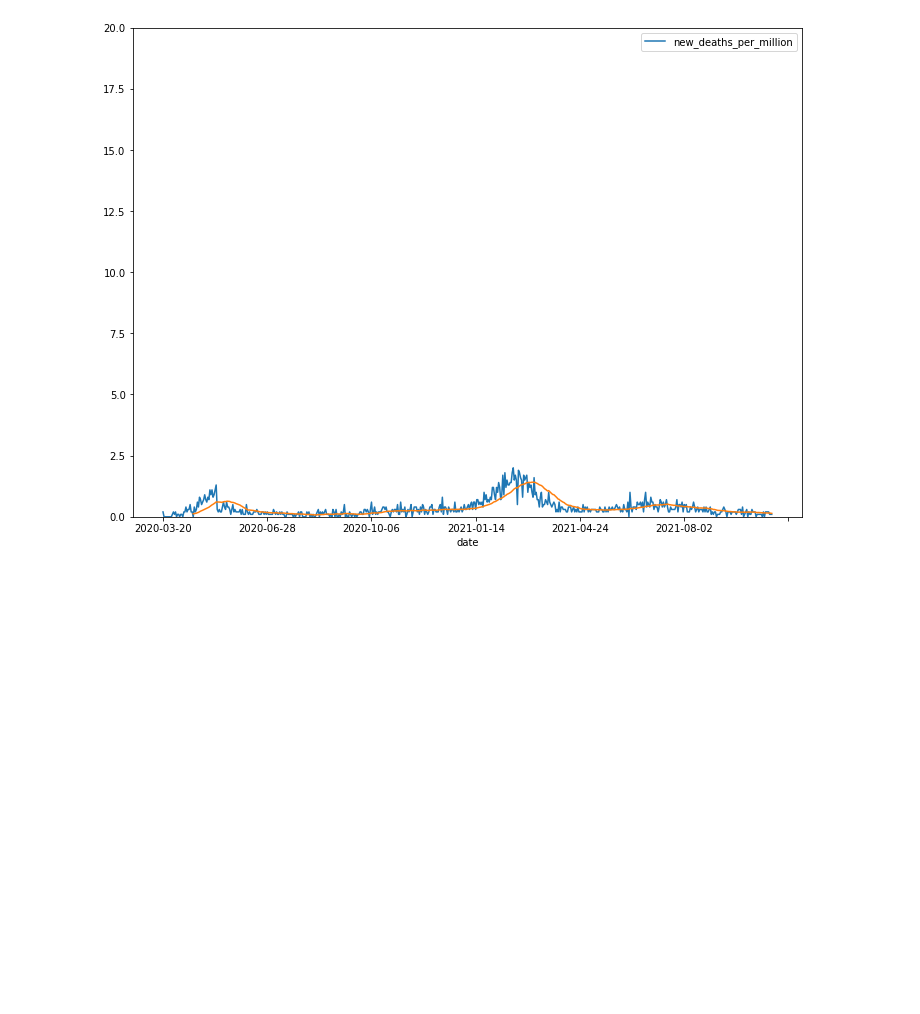
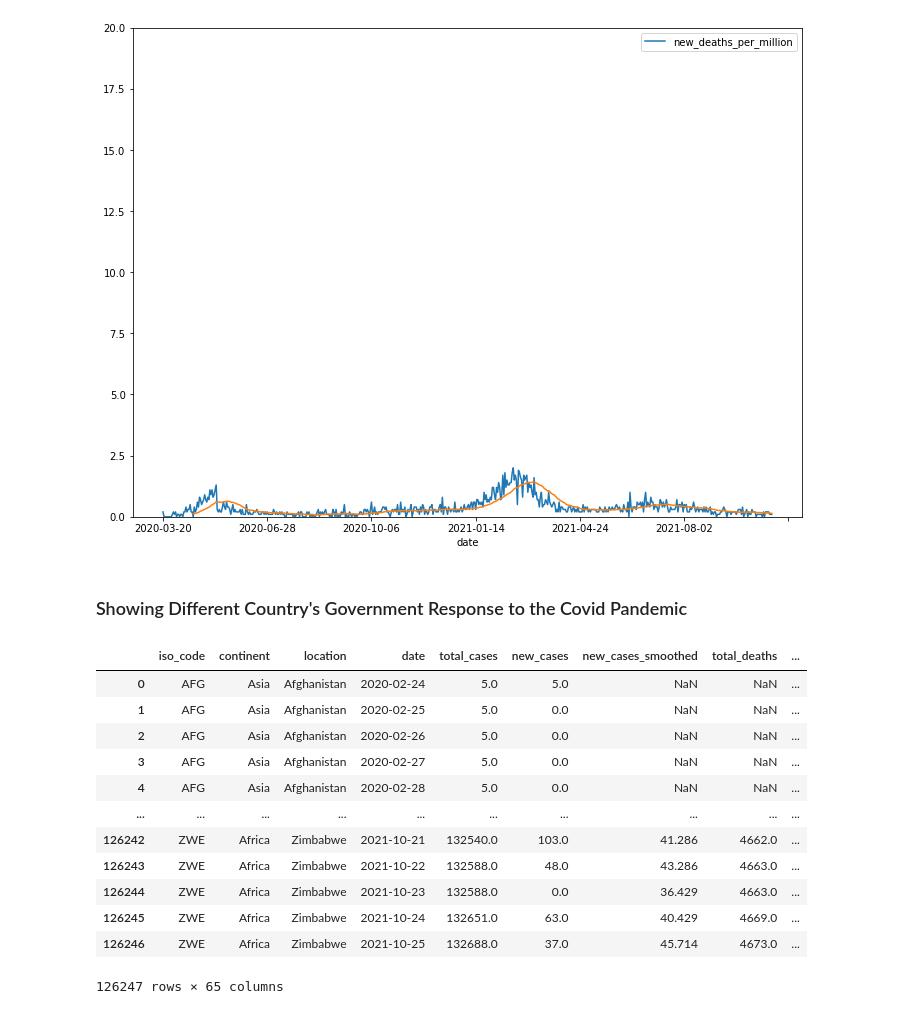
Before and after one commit to ProsperChuks/COVID-19-Data-Analysis, a Jupyter notebook: covid_.ipynb, the cells around one changed output. Saved outputs shown, nothing was run; the diff lists cells and outputs as text; code cells hidden in the pictures; blank space fills up the shorter version.

```diff
--- a/covid_.ipynb
+++ b/covid_.ipynb
@@ -188,3 +186,5 @@ country_plot('new_deaths_per_million', 'Chile', True, 75)
 country_plot('new_deaths_per_million', 'United Arab Emirates', True, 20)
 # %% [output]
 [figure]
+# %% [markdown]
+### Showing Different Country's Government Response to the Covid Pandemic
@@ -190,0 +207,16 @@ country_plot('new_deaths_per_million', 'United Arab Emirates', True, 20)
+# %%
+covid
+# %% [output]
+|  | iso_code | continent | location | date | total_cases | new_cases | new_cases_smoothed | total_deaths | ... |
+| 0 | AFG | Asia | Afghanistan | 2020-02-24 | 5.0 | 5.0 | NaN | NaN | ... |
+| 1 | AFG | Asia | Afghanistan | 2020-02-25 | 5.0 | 0.0 | NaN | NaN | ... |
+| 2 | AFG | Asia | Afghanistan | 2020-02-26 | 5.0 | 0.0 | NaN | NaN | ... |
+| 3 | AFG | Asia | Afghanistan | 2020-02-27 | 5.0 | 0.0 | NaN | NaN | ... |
+| 4 | AFG | Asia | Afghanistan | 2020-02-28 | 5.0 | 0.0 | NaN | NaN | ... |
+| ... | ... | ... | ... | ... | ... | ... | ... | ... | ... |
+| 126242 | ZWE | Africa | Zimbabwe | 2021-10-21 | 132540.0 | 103.0 | 41.286 | 4662.0 | ... |
+| 126243 | ZWE | Africa | Zimbabwe | 2021-10-22 | 132588.0 | 48.0 | 43.286 | 4663.0 | ... |
+| 126244 | ZWE | Africa | Zimbabwe | 2021-10-23 | 132588.0 | 0.0 | 36.429 | 4663.0 | ... |
+| 126245 | ZWE | Africa | Zimbabwe | 2021-10-24 | 132651.0 | 63.0 | 40.429 | 4669.0 | ... |
+| 126246 | ZWE | Africa | Zimbabwe | 2021-10-25 | 132688.0 | 37.0 | 45.714 | 4673.0 | ... |
+126247 rows × 65 columns
```
Also changed, not shown: parts of 5 cells of this notebook.
